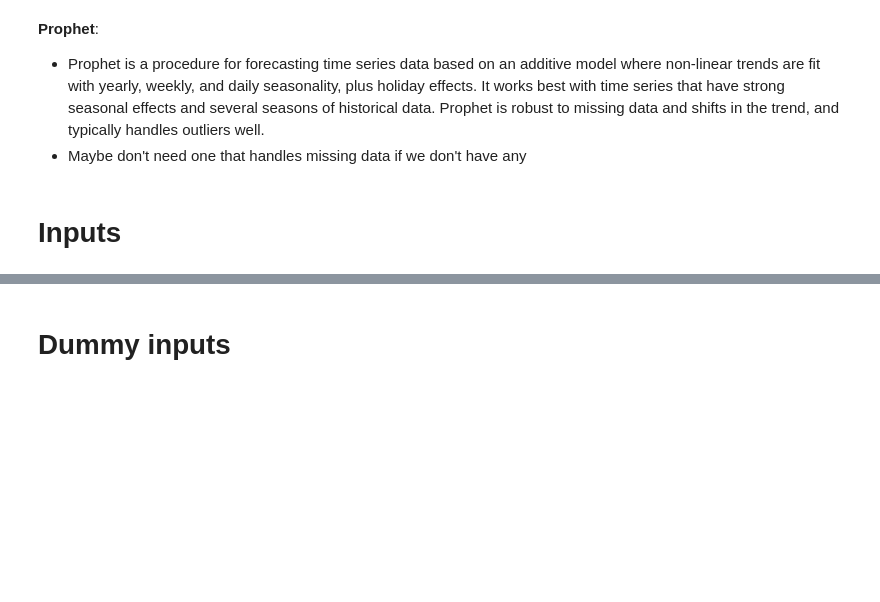
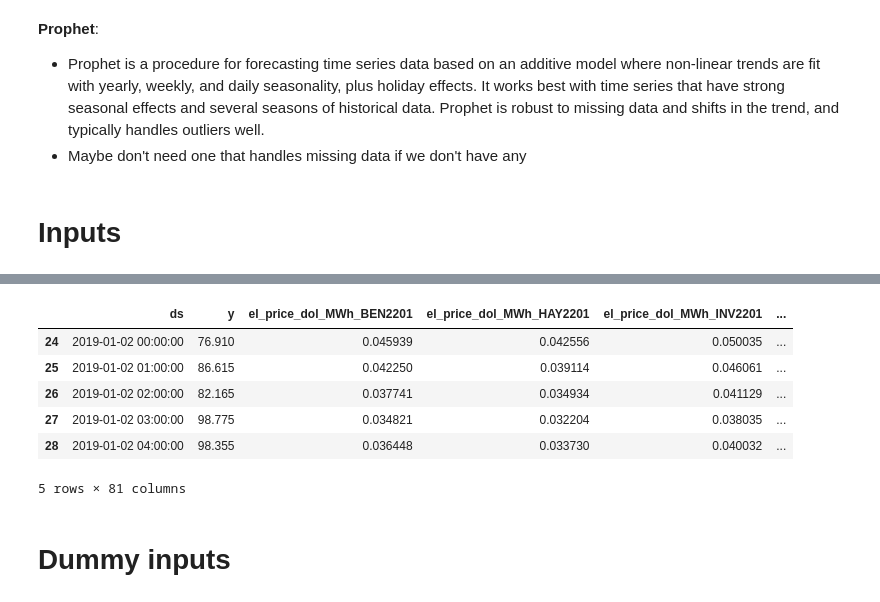
Before and after one commit to DaveGiGi/Duckstradamus, a Jupyter notebook: Model_Prophet/Prophet.ipynb, the cells around one changed output, grey strips where cells are left out. Cells and saved outputs as stored; diff of their text form; code cells hidden in the pictures; blank space fills up the shorter version.

```diff
--- a/Model_Prophet/Prophet.ipynb
+++ b/Model_Prophet/Prophet.ipynb
@@ -27,0 +72,5 @@ NameError: name 'wholesale_price_array' is not defined
+# %%
+print(df_prophet.isnull().sum()[df_prophet.isnull().sum() > 0])
+print(f"\nTotal NaNs: {df_prophet.isnull().sum().sum()}")
+pd.set_option('display.max_rows', None)
+print(df_prophet.isnull().sum()[df_prophet.isnull().sum() > 0])
@@ -27,0 +95,2 @@ NameError: name 'wholesale_price_array' is not defined
+# %%
+df_prophet.fillna(method='ffill', inplace=True)
@@ -28,3 +106,13 @@ NameError: name 'wholesale_price_array' is not defined
+# %%
+df_prophet.head()
+# %% [output]
+|  | ds | y | el_price_dol_MWh_BEN2201 | el_price_dol_MWh_HAY2201 | el_price_dol_MWh_INV2201 | ... |
+| 24 | 2019-01-02 00:00:00 | 76.910 | 0.045939 | 0.042556 | 0.050035 | ... |
+| 25 | 2019-01-02 01:00:00 | 86.615 | 0.042250 | 0.039114 | 0.046061 | ... |
+| 26 | 2019-01-02 02:00:00 | 82.165 | 0.037741 | 0.034934 | 0.041129 | ... |
+| 27 | 2019-01-02 03:00:00 | 98.775 | 0.034821 | 0.032204 | 0.038035 | ... |
+| 28 | 2019-01-02 04:00:00 | 98.355 | 0.036448 | 0.033730 | 0.040032 | ... |
+5 rows × 81 columns
 # %% [markdown]
 # Dummy inputs
 # %%
```
Also changed, not shown: parts of 13 cells of this notebook, 4 other files.
